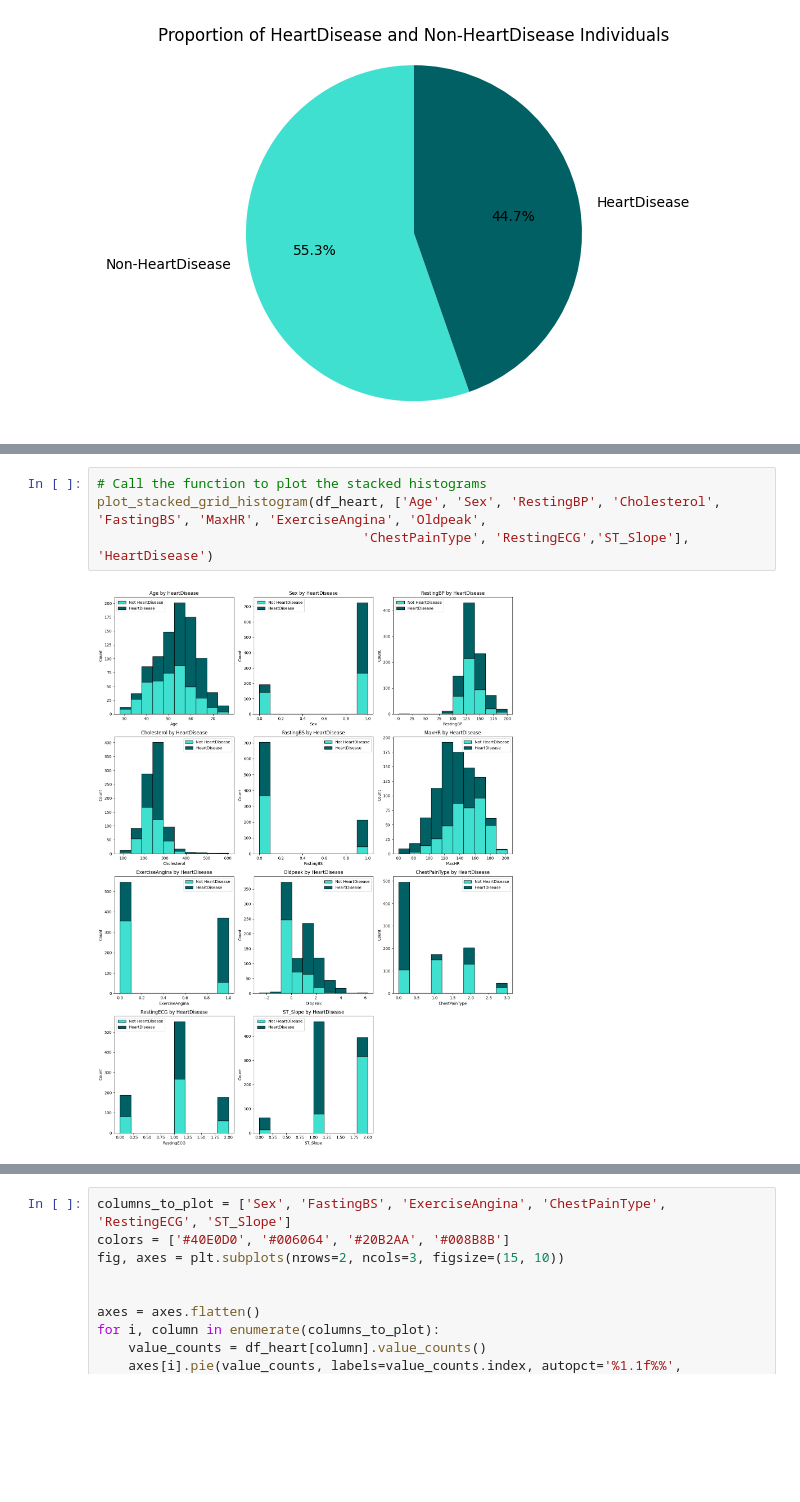
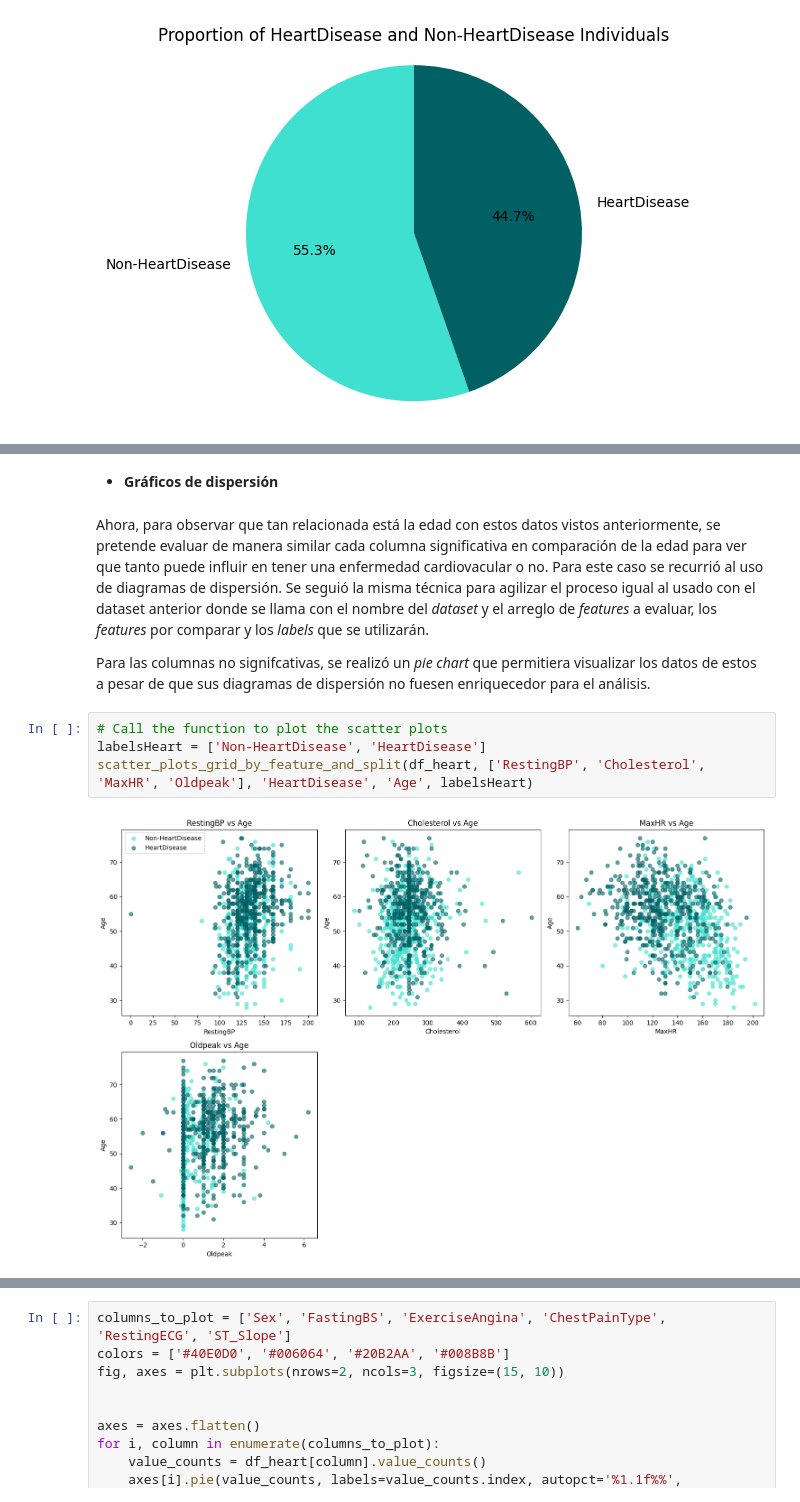
Before and after one commit to TheCsarbeat/proyecto1-IA, a Jupyter notebook: p1.ipynb, the cells around one changed output, grey strips where cells are left out. Cells and saved outputs as stored; diff of their text form; blank space fills up the shorter version.

Commit message:
dataset analysis

```diff
--- a/p1.ipynb
+++ b/p1.ipynb
@@ -531,6 +610,12 @@ df_heart.fillna(df_heart.mean(), inplace=True)
+# %% [markdown]
+- **Gráficos de dispersión**
+# %% [markdown]
+Ahora, para observar que tan relacionada está la edad con estos datos vistos anteriormente, se pretende evaluar de manera similar cada columna significativa en comparación de la edad para ver que tanto puede influir en tener una enfermedad cardiovacular o no. Para este caso se recurrió al uso de diagramas de dispersión. Se seguió la misma técnica para agilizar el proceso igual al usado con el dataset anterior donde se llama con el nombre del *dataset* y el arreglo de *features* a evaluar, los *features* por comparar y los *labels* que se utilizarán.
+
+Para las columnas no signifcativas, se realizó un *pie chart* que permitiera visualizar los datos de estos a pesar de que sus diagramas de dispersión no fuesen enriquecedor para el análisis.
 # %%
-# Call the function to plot the stacked histograms
-plot_stacked_grid_histogram(df_heart, ['Age', 'Sex', 'RestingBP', 'Cholesterol', 'FastingBS', 'MaxHR', 'ExerciseAngina', 'Oldpeak',
-                                  'ChestPainType', 'RestingECG','ST_Slope'], 'HeartDisease')
+# Call the function to plot the scatter plots
+labelsHeart = ['Non-HeartDisease', 'HeartDisease']
+scatter_plots_grid_by_feature_and_split(df_heart, ['RestingBP', 'Cholesterol', 'MaxHR', 'Oldpeak'], 'HeartDisease', 'Age', labelsHeart)
 # %% [output]
-[figure, old version]
+[figure, new version]
```
Also changed, not shown: parts of 47 cells of this notebook, 1 other file.
